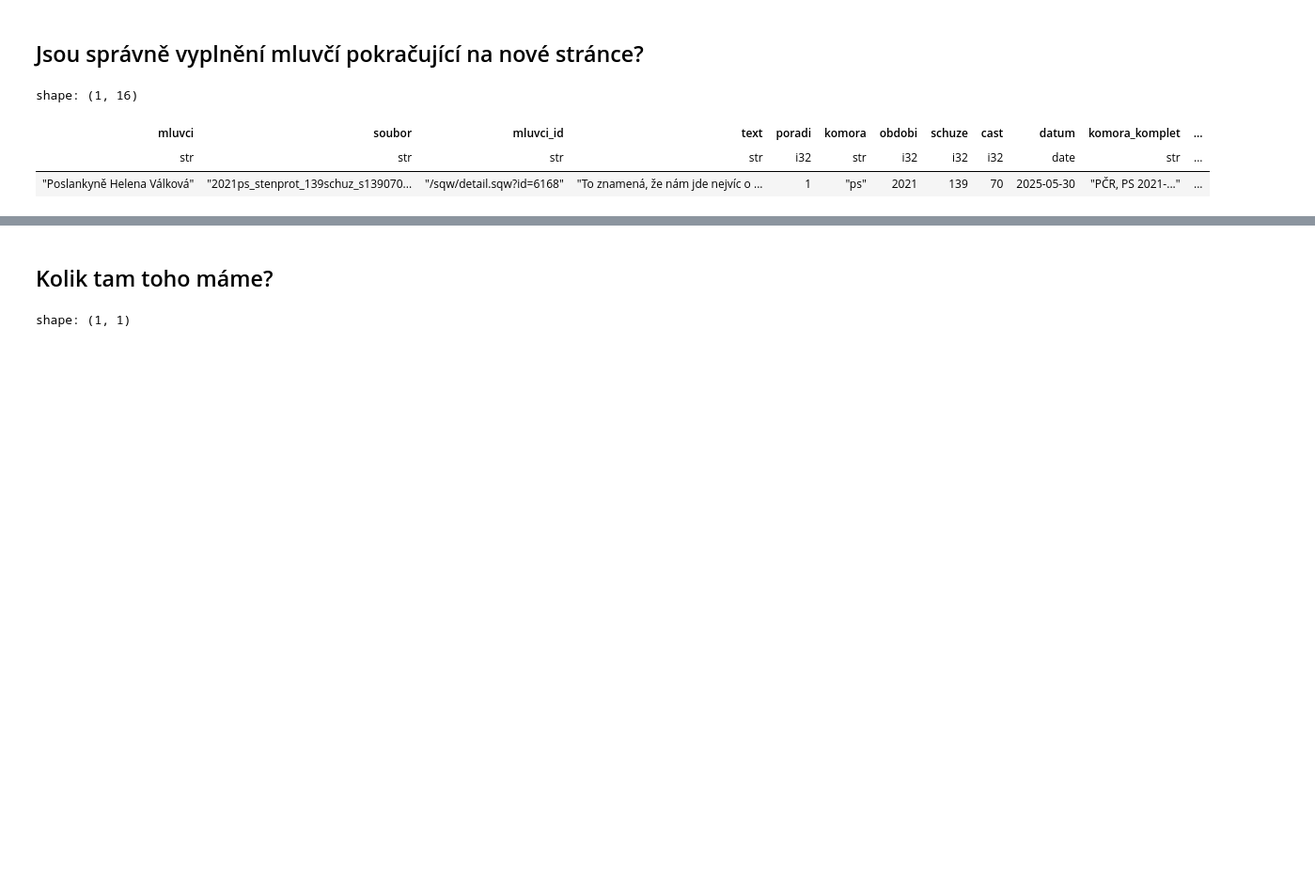
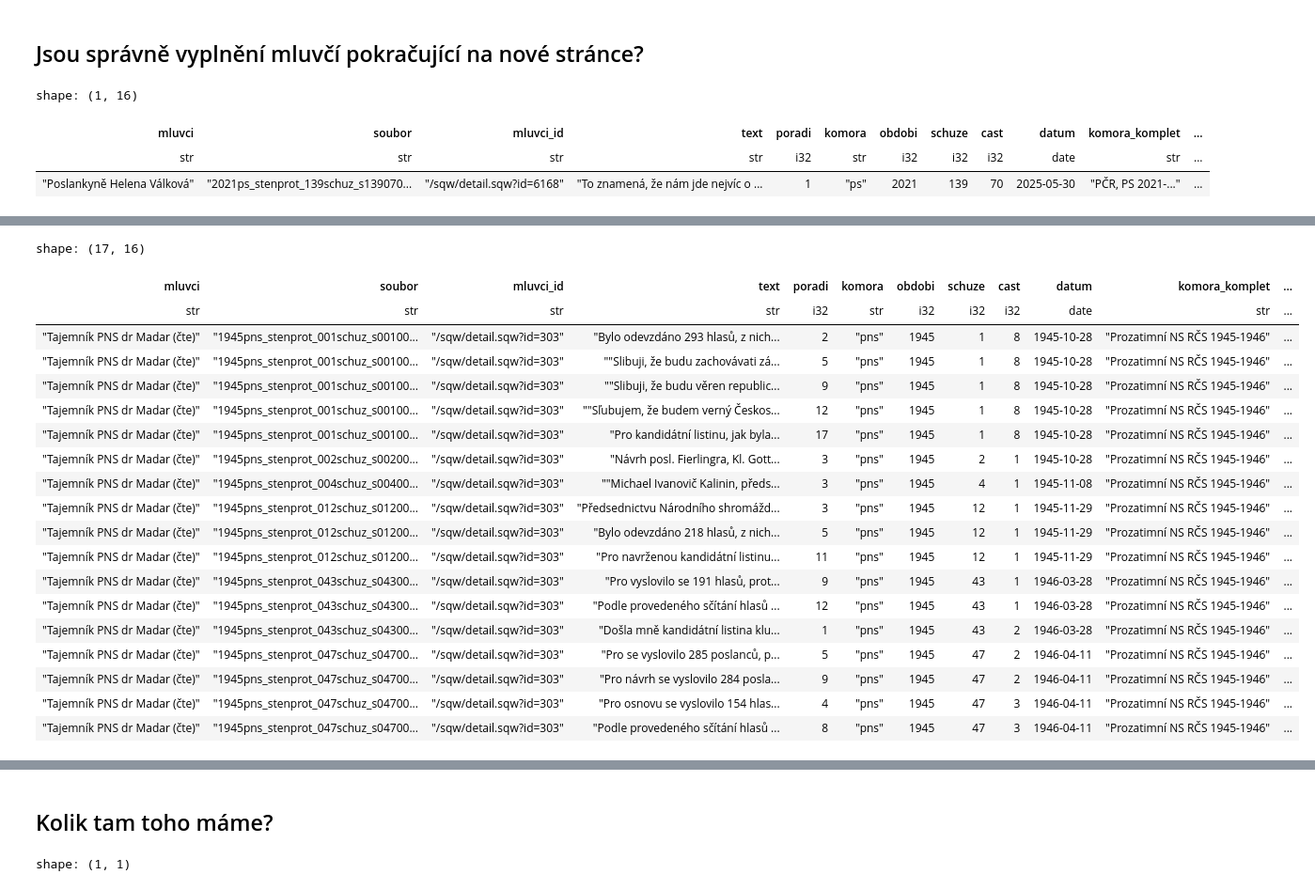
Before and after one commit to DataRozhlas/stenoprotokoly, a Jupyter notebook: 004_testy_a_statistiky.ipynb, the cells around one changed output, grey strips where cells are left out. Shown at 94% size. Saved outputs shown, nothing was run; the diff lists cells and outputs as text; code cells hidden in the pictures; blank space fills up the shorter version.

```diff
--- a/004_testy_a_statistiky.ipynb
+++ b/004_testy_a_statistiky.ipynb
@@ -127,0 +163,23 @@ shape: (1, 16)
+# %%
+df.filter(pl.col('mluvci') == "Tajemník PNS dr Madar (čte)")
+# %% [output]
+shape: (17, 16)
+| mluvci | soubor | mluvci_id | text | poradi | komora | obdobi | schuze | cast | datum | komora_komplet | ... |
+| str | str | str | str | i32 | str | i32 | i32 | i32 | date | str | ... |
+| "Tajemník PNS dr Madar (čte)" | "1945pns_stenprot_001schuz_s00100... | "/sqw/detail.sqw?id=303" | "Bylo odevzdáno 293 hlasů, z nich... | 2 | "pns" | 1945 | 1 | 8 | 1945-10-28 | "Prozatimní NS RČS 1945-1946" | ... |
+| "Tajemník PNS dr Madar (čte)" | "1945pns_stenprot_001schuz_s00100... | "/sqw/detail.sqw?id=303" | ""Slibuji, že budu zachovávati zá... | 5 | "pns" | 1945 | 1 | 8 | 1945-10-28 | "Prozatimní NS RČS 1945-1946" | ... |
+| "Tajemník PNS dr Madar (čte)" | "1945pns_stenprot_001schuz_s00100... | "/sqw/detail.sqw?id=303" | ""Slibuji, že budu věren republic... | 9 | "pns" | 1945 | 1 | 8 | 1945-10-28 | "Prozatimní NS RČS 1945-1946" | ... |
+| "Tajemník PNS dr Madar (čte)" | "1945pns_stenprot_001schuz_s00100... | "/sqw/detail.sqw?id=303" | ""Sľubujem, že budem verný Českos... | 12 | "pns" | 1945 | 1 | 8 | 1945-10-28 | "Prozatimní NS RČS 1945-1946" | ... |
+| "Tajemník PNS dr Madar (čte)" | "1945pns_stenprot_001schuz_s00100... | "/sqw/detail.sqw?id=303" | "Pro kandidátní listinu, jak byla... | 17 | "pns" | 1945 | 1 | 8 | 1945-10-28 | "Prozatimní NS RČS 1945-1946" | ... |
+| "Tajemník PNS dr Madar (čte)" | "1945pns_stenprot_002schuz_s00200... | "/sqw/detail.sqw?id=303" | "Návrh posl. Fierlingra, Kl. Gott... | 3 | "pns" | 1945 | 2 | 1 | 1945-10-28 | "Prozatimní NS RČS 1945-1946" | ... |
+| "Tajemník PNS dr Madar (čte)" | "1945pns_stenprot_004schuz_s00400... | "/sqw/detail.sqw?id=303" | ""Michael Ivanovič Kalinin, předs... | 3 | "pns" | 1945 | 4 | 1 | 1945-11-08 | "Prozatimní NS RČS 1945-1946" | ... |
+| "Tajemník PNS dr Madar (čte)" | "1945pns_stenprot_012schuz_s01200... | "/sqw/detail.sqw?id=303" | "Předsednictvu Národního shromážd... | 3 | "pns" | 1945 | 12 | 1 | 1945-11-29 | "Prozatimní NS RČS 1945-1946" | ... |
+| "Tajemník PNS dr Madar (čte)" | "1945pns_stenprot_012schuz_s01200... | "/sqw/detail.sqw?id=303" | "Bylo odevzdáno 218 hlasů, z nich... | 5 | "pns" | 1945 | 12 | 1 | 1945-11-29 | "Prozatimní NS RČS 1945-1946" | ... |
+| "Tajemník PNS dr Madar (čte)" | "1945pns_stenprot_012schuz_s01200... | "/sqw/detail.sqw?id=303" | "Pro navrženou kandidátní listinu... | 11 | "pns" | 1945 | 12 | 1 | 1945-11-29 | "Prozatimní NS RČS 1945-1946" | ... |
+| "Tajemník PNS dr Madar (čte)" | "1945pns_stenprot_043schuz_s04300... | "/sqw/detail.sqw?id=303" | "Pro vyslovilo se 191 hlasů, prot... | 9 | "pns" | 1945 | 43 | 1 | 1946-03-28 | "Prozatimní NS RČS 1945-1946" | ... |
+| "Tajemník PNS dr Madar (čte)" | "1945pns_stenprot_043schuz_s04300... | "/sqw/detail.sqw?id=303" | "Podle provedeného sčítání hlasů ... | 12 | "pns" | 1945 | 43 | 1 | 1946-03-28 | "Prozatimní NS RČS 1945-1946" | ... |
+| "Tajemník PNS dr Madar (čte)" | "1945pns_stenprot_043schuz_s04300... | "/sqw/detail.sqw?id=303" | "Došla mně kandidátní listina klu... | 1 | "pns" | 1945 | 43 | 2 | 1946-03-28 | "Prozatimní NS RČS 1945-1946" | ... |
+| "Tajemník PNS dr Madar (čte)" | "1945pns_stenprot_047schuz_s04700... | "/sqw/detail.sqw?id=303" | "Pro se vyslovilo 285 poslanců, p... | 5 | "pns" | 1945 | 47 | 2 | 1946-04-11 | "Prozatimní NS RČS 1945-1946" | ... |
+| "Tajemník PNS dr Madar (čte)" | "1945pns_stenprot_047schuz_s04700... | "/sqw/detail.sqw?id=303" | "Pro návrh se vyslovilo 284 posla... | 9 | "pns" | 1945 | 47 | 2 | 1946-04-11 | "Prozatimní NS RČS 1945-1946" | ... |
+| "Tajemník PNS dr Madar (čte)" | "1945pns_stenprot_047schuz_s04700... | "/sqw/detail.sqw?id=303" | "Pro osnovu se vyslovilo 154 hlas... | 4 | "pns" | 1945 | 47 | 3 | 1946-04-11 | "Prozatimní NS RČS 1945-1946" | ... |
+| "Tajemník PNS dr Madar (čte)" | "1945pns_stenprot_047schuz_s04700... | "/sqw/detail.sqw?id=303" | "Podle provedeného sčítání hlasů ... | 8 | "pns" | 1945 | 47 | 3 | 1946-04-11 | "Prozatimní NS RČS 1945-1946" | ... |
```
Also changed, not shown: parts of 12 cells of this notebook, 4 other files.
